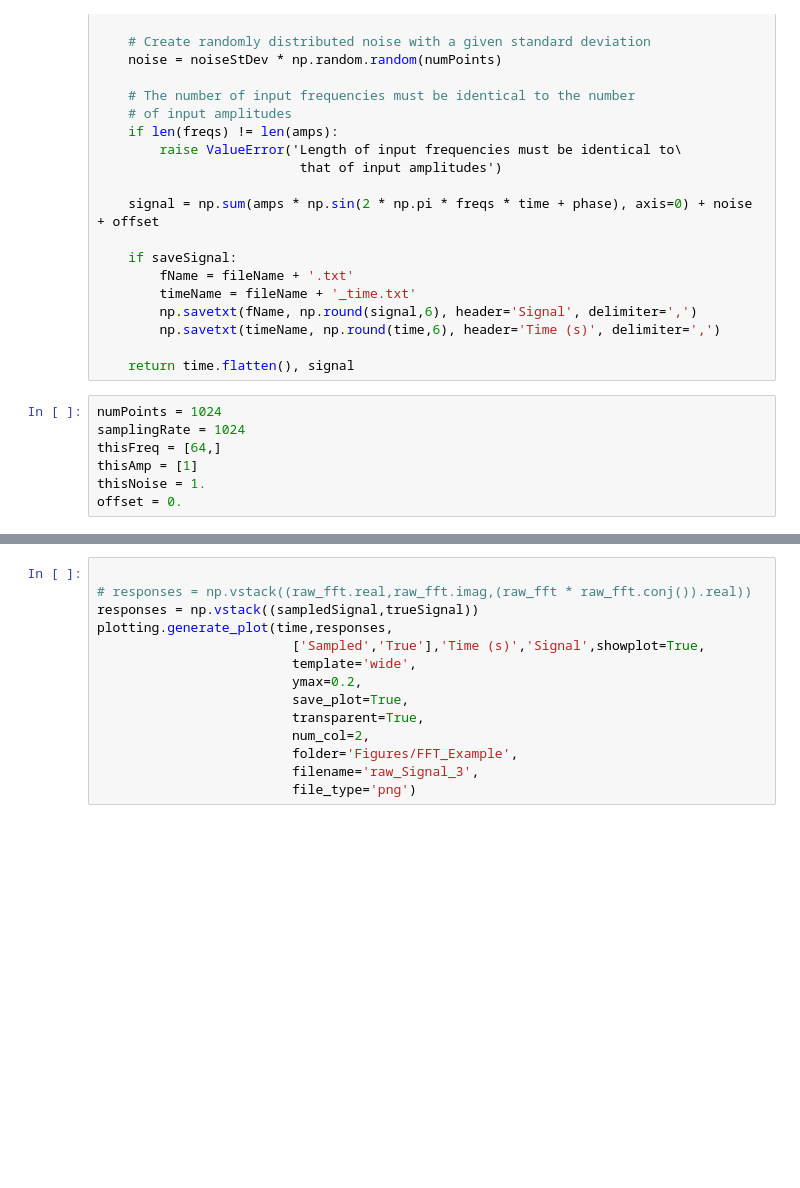
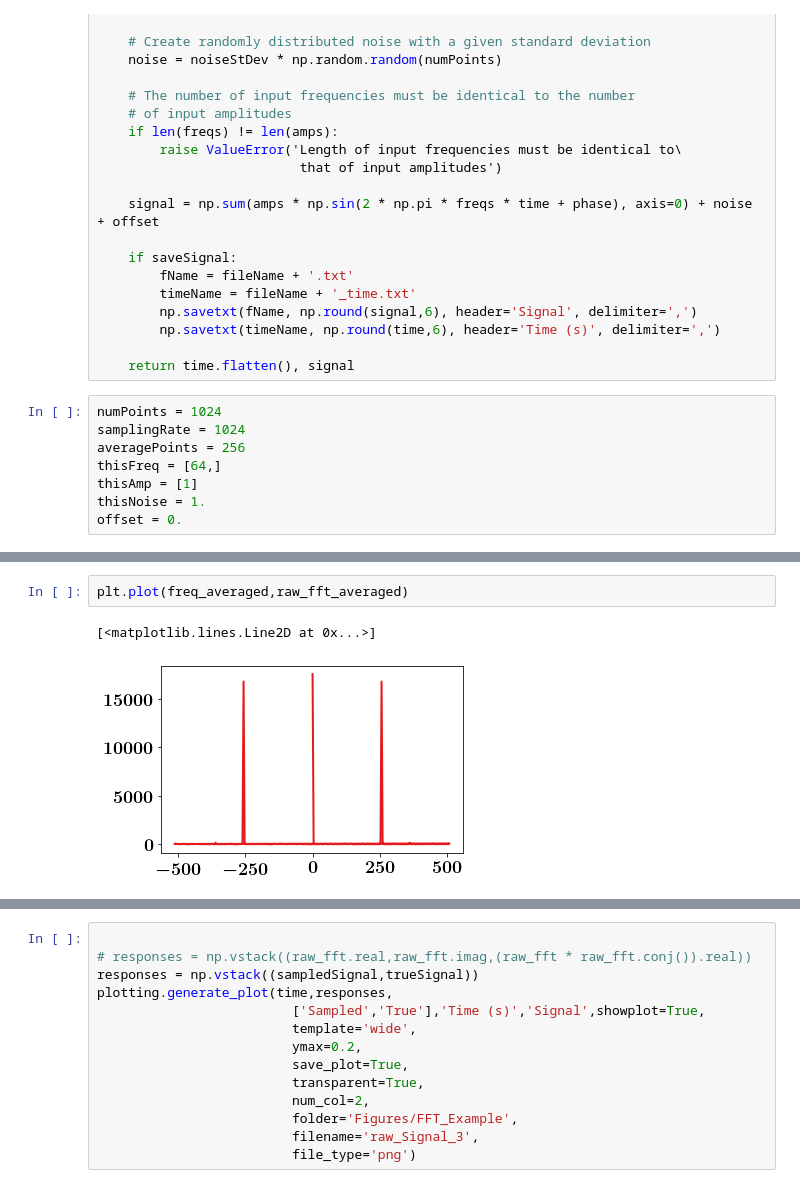
Before and after one commit to danielnewman09/Dissertation, a Jupyter notebook: Dissertation-Notebooks/Chapter-2/Demonstration-Notebooks/FFT_Discussion_Noise.ipynb, the cells around one changed output, grey strips where cells are left out. Cells and saved outputs as stored; diff of their text form; blank space fills up the shorter version.

```diff
--- a/Dissertation-Notebooks/Chapter-2/Demonstration-Notebooks/FFT_Discussion_Noise.ipynb
+++ b/Dissertation-Notebooks/Chapter-2/Demonstration-Notebooks/FFT_Discussion_Noise.ipynb
@@ -70,6 +70,7 @@ def create_noisy_signal(
 # %%
 numPoints = 1024
 samplingRate = 1024
+averagePoints = 256
 thisFreq = [64,]
 thisAmp = [1]
 thisNoise = 1.
@@ -99,0 +122,5 @@ print(raw_fft_odd.shape)
+# %%
+plt.plot(freq_averaged,raw_fft_averaged)
+# %% [output]
+[<matplotlib.lines.Line2D at 0x...>]
+[figure, added]
```
Also changed, not shown: parts of 10 cells of this notebook, 13 other files.
